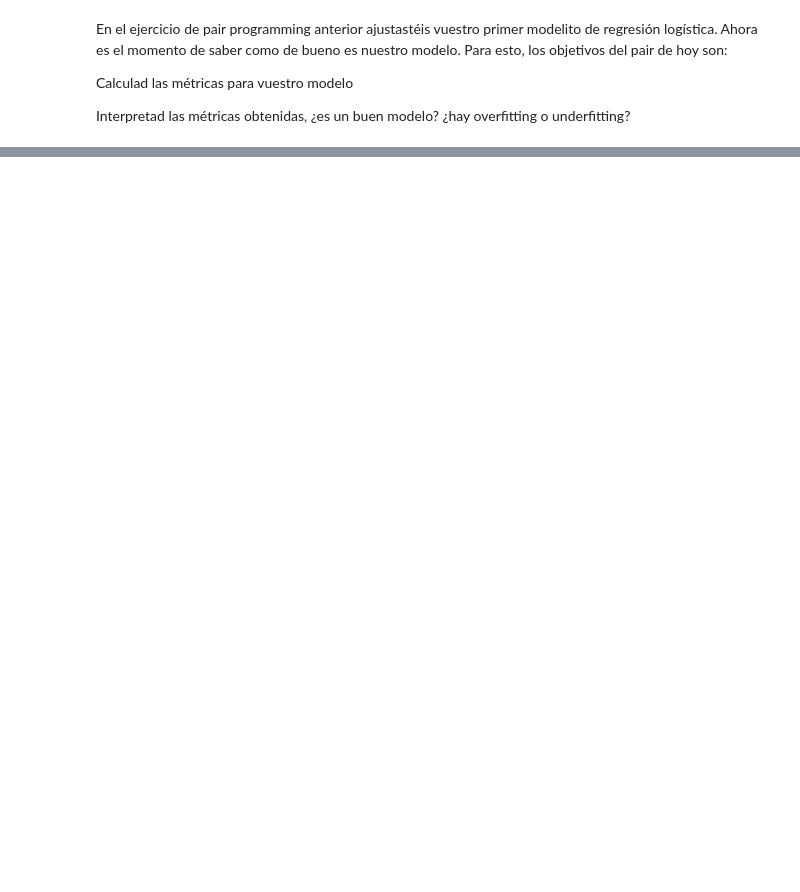
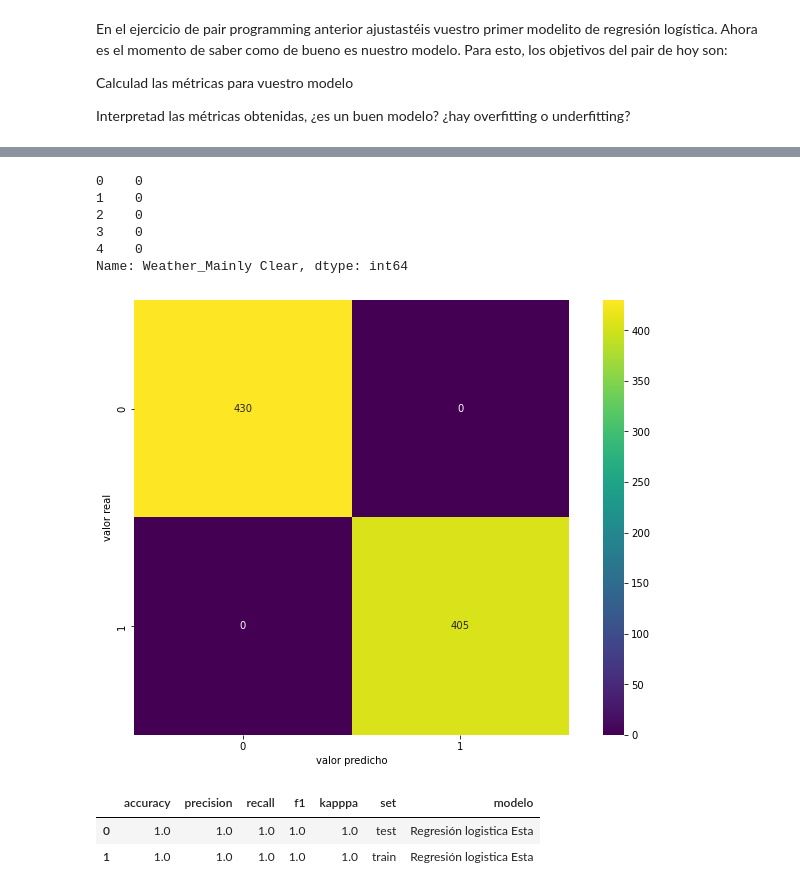
Before and after one commit to Adalab/Da-promoB-Modulo-3-Sprint-1-Lucia-Natalia, a Jupyter notebook: Regresion logística/Pair-Programming-Modulo3-Sprint1-Métricas.ipynb, the cells around one changed output, grey strips where cells are left out. Saved outputs shown, nothing was run; the diff lists cells and outputs as text; code cells hidden in the pictures; blank space fills up the shorter version.

```diff
--- a/Regresion logística/Pair-Programming-Modulo3-Sprint1-Métricas.ipynb
+++ b/Regresion logística/Pair-Programming-Modulo3-Sprint1-Métricas.ipynb
@@ -27,3 +27,6 @@ En el ejercicio de pair programming anterior ajustastéis vuestro primer modelit
 Calculad las métricas para vuestro modelo
 
 Interpretad las métricas obtenidas, ¿es un buen modelo? ¿hay overfitting o underfitting?
+# %%
+df_esta = pd.read_csv("./Datos/df_esta.csv", index_col = 0)
+df_esta.head()
@@ -29,0 +40,5 @@ Interpretad las métricas obtenidas, ¿es un buen modelo? ¿hay overfitting o un
+# %%
+# separamos los datos en X e y
+
+X1 = df_esta.drop("Weather_Mainly Clear", axis = 1)
+y1 = df_esta["Weather_Mainly Clear"]
@@ -29,0 +56,40 @@ Interpretad las métricas obtenidas, ¿es un buen modelo? ¿hay overfitting o un
+# %%
+# comprobamos que tenemos en la y, deberíamos tener la variable respuesta
+
+y1.head()
+# %% [output]
+0    0
+1    0
+2    0
+3    0
+4    0
+Name: Weather_Mainly Clear, dtype: int64
+# %%
+# separamos en train y test
+x_train1, x_test1, y_train1, y_test1 = train_test_split(X1, y1, test_size = 0.2, random_state = 42)
+# %%
+# ajuste y prediccion del modelo
+
+# definimos la regresión logistica
+
+log_reg_esta = LogisticRegression(n_jobs=-1, max_iter = 1000)
+
+# ajustamos el modelo
+log_reg_esta.fit(x_train1,y_train1)
+
+# obtenemos las predicciones para el conjunto de entrenamiento
+y_pred_train_esta = log_reg_esta.predict(x_train1)
+
+# obtenemos las predicciones para el conjunto de test
+y_pred_test_esta = log_reg_esta.predict(x_test1)
+# %%
+mat_lr_esta = confusion_matrix(y_test1, y_pred_test_esta)
+
+plt.figure(figsize = (12, 8))
+sns.heatmap(mat_lr_esta, square=True, annot=True, fmt="d", cmap = "viridis")
+
+plt.xlabel('valor predicho')
+plt.ylabel('valor real')
+plt.show()
+# %% [output]
+[figure, added]
@@ -29,0 +127,7 @@ Interpretad las métricas obtenidas, ¿es un buen modelo? ¿hay overfitting o un
+# %%
+results_logistic_esta = metricas(y_test1, y_pred_test_esta, y_train1, y_pred_train_esta, "Regresión logistica Esta")
+results_logistic_esta
+# %% [output]
+|  | accuracy | precision | recall | f1 | kapppa | set | modelo |
+| 0 | 1.0 | 1.0 | 1.0 | 1.0 | 1.0 | test | Regresión logistica Esta |
+| 1 | 1.0 | 1.0 | 1.0 | 1.0 | 1.0 | train | Regresión logistica Esta |
```
Also changed, not shown: parts of 13 cells of this notebook, 2 other files.
